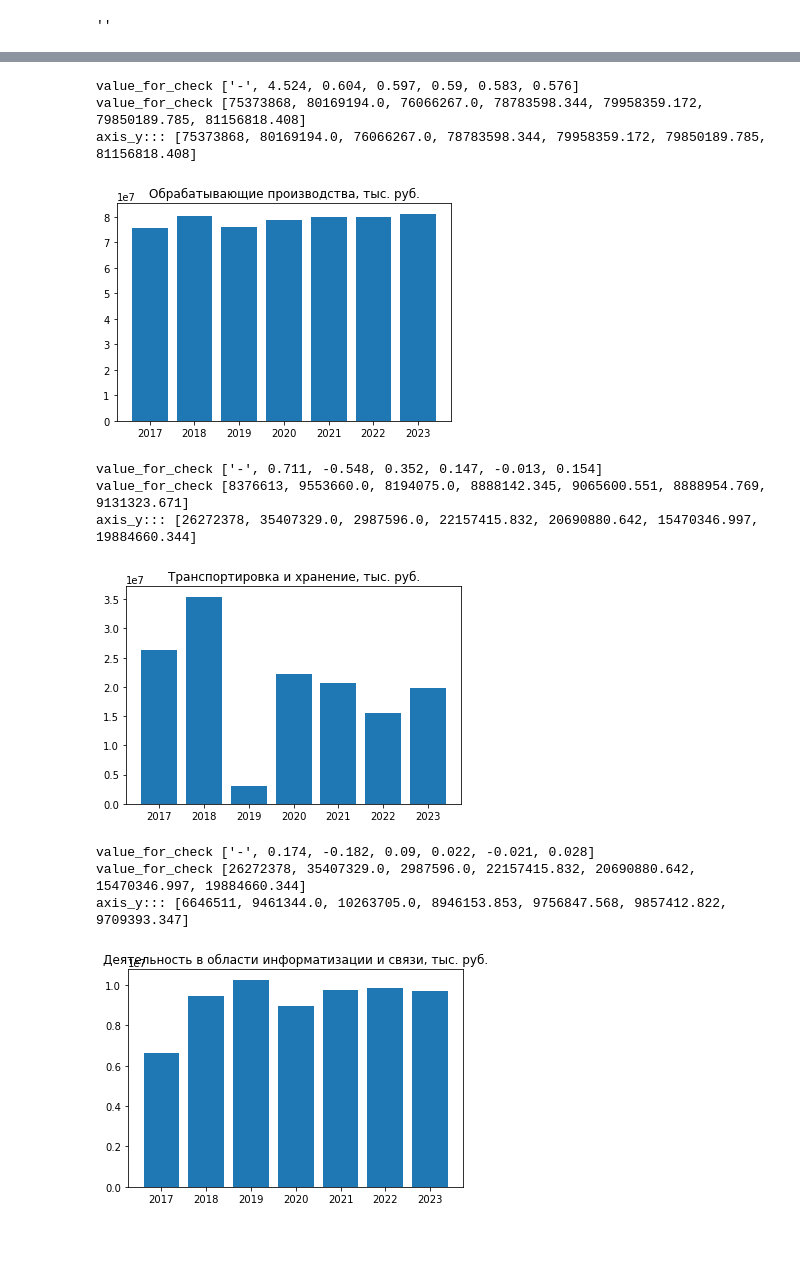
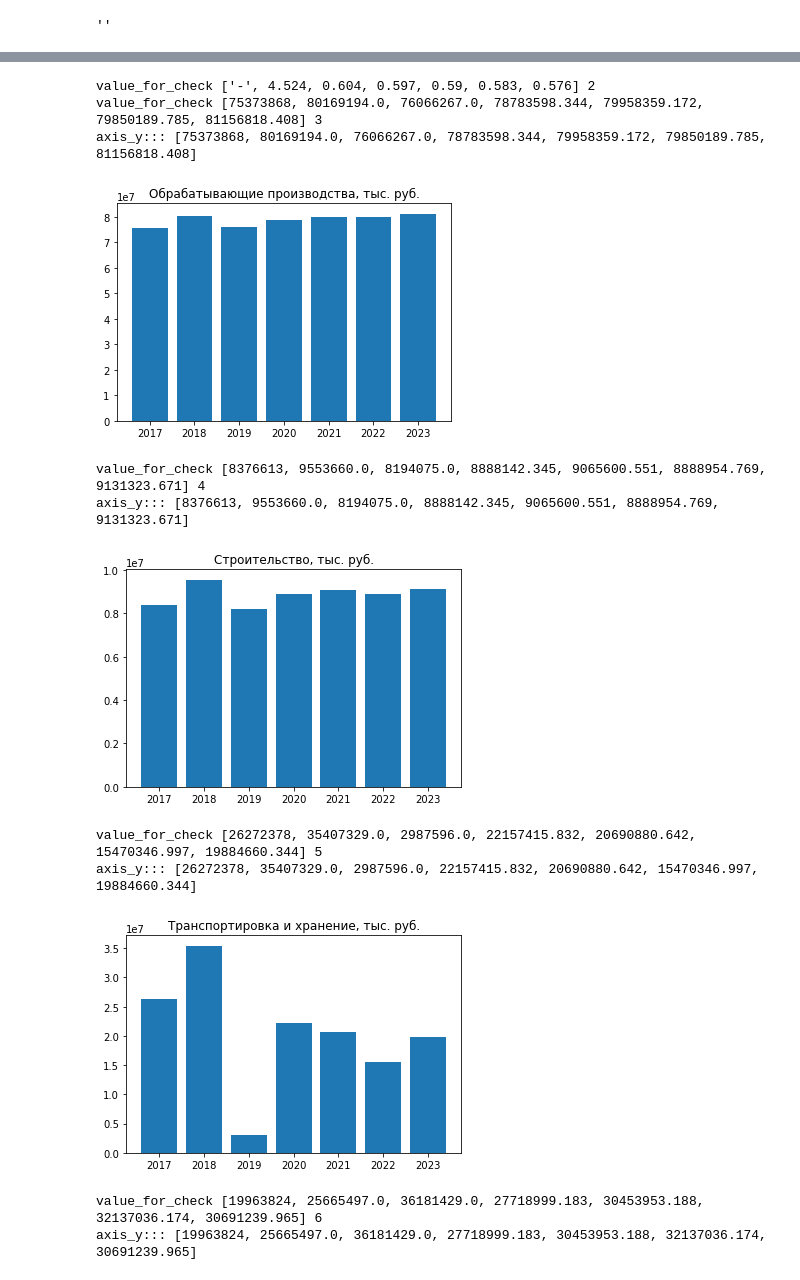
Before and after one commit to Gemnen/histograms, a Jupyter notebook: draw-histogram.ipynb, the cells around one changed output, grey strips where cells are left out. Saved outputs shown, nothing was run; the diff lists cells and outputs as text; code cells hidden in the pictures; blank space fills up the shorter version.

```diff
--- a/draw-histogram.ipynb
+++ b/draw-histogram.ipynb
@@ -70,10 +72,12 @@ Content from excel file:
 # в split_sheet_year хранится период, за который формировалась таблица
 axis_x = list(split_sheet_year)
 print("axis_x:::",axis_x)
+#print("excel_data :::",excel_data)
 for counter in range(0,len_df_no_nan):
-    value_for_check=list(excel_data.iloc[int(counter),2:])
-    print('value_for_check',value_for_check)
-    if int(value_for_check[3])> 500:
+    #value_for_check=list(excel_data.iloc[int(counter),2:])
+    value_for_check=list(df_no_nan.iloc[int(counter),2:])
+    print('value_for_check',value_for_check, counter)
+    if int(value_for_check[3])> 10:
         y_pos= np.arange(len(split_sheet_year))
         axis_y=list(df_no_nan.iloc[int(counter),2:])
         print("axis_y:::",axis_y)
@@ -91,14 +95,14 @@ value_for_check [191057445, 221584931.0, 226103515.0, 230716026.71, 235422633.65
 axis_y::: [191057445, 221584931.0, 226103515.0, 230716026.71, 235422633.65, 240225255.38, 245125850.59]
 [figure]
-value_for_check ['-', 4.524, 0.604, 0.597, 0.59, 0.583, 0.576]
-value_for_check [75373868, 80169194.0, 76066267.0, 78783598.344, 79958359.172, 79850189.785, 81156818.408]
+value_for_check ['-', 4.524, 0.604, 0.597, 0.59, 0.583, 0.576] 2
+value_for_check [75373868, 80169194.0, 76066267.0, 78783598.344, 79958359.172, 79850189.785, 81156818.408] 3
 axis_y::: [75373868, 80169194.0, 76066267.0, 78783598.344, 79958359.172, 79850189.785, 81156818.408]
 [figure]
-value_for_check ['-', 0.711, -0.548, 0.352, 0.147, -0.013, 0.154]
-value_for_check [8376613, 9553660.0, 8194075.0, 8888142.345, 9065600.551, 8888954.769, 9131323.671]
-axis_y::: [26272378, 35407329.0, 2987596.0, 22157415.832, 20690880.642, 15470346.997, 19884660.344]
+value_for_check [8376613, 9553660.0, 8194075.0, 8888142.345, 9065600.551, 8888954.769, 9131323.671] 4
+axis_y::: [8376613, 9553660.0, 8194075.0, 8888142.345, 9065600.551, 8888954.769, 9131323.671]
-[figure, old version]
+[figure, new version]
-value_for_check ['-', 0.174, -0.182, 0.09, 0.022, -0.021, 0.028]
-value_for_check [26272378, 35407329.0, 2987596.0, 22157415.832, 20690880.642, 15470346.997, 19884660.344]
-axis_y::: [6646511, 9461344.0, 10263705.0, 8946153.853, 9756847.568, 9857412.822, 9709393.347]
+value_for_check [26272378, 35407329.0, 2987596.0, 22157415.832, 20690880.642, 15470346.997, 19884660.344] 5
+axis_y::: [26272378, 35407329.0, 2987596.0, 22157415.832, 20690880.642, 15470346.997, 19884660.344]
-[figure, old version]
+[figure, new version]
+value_for_check [19963824, 25665497.0, 36181429.0, 27718999.183, 30453953.188, 32137036.174, 30691239.965] 6
+axis_y::: [19963824, 25665497.0, 36181429.0, 27718999.183, 30453953.188, 32137036.174, 30691239.965]
```
Also changed, not shown: parts of 6 cells of this notebook.
